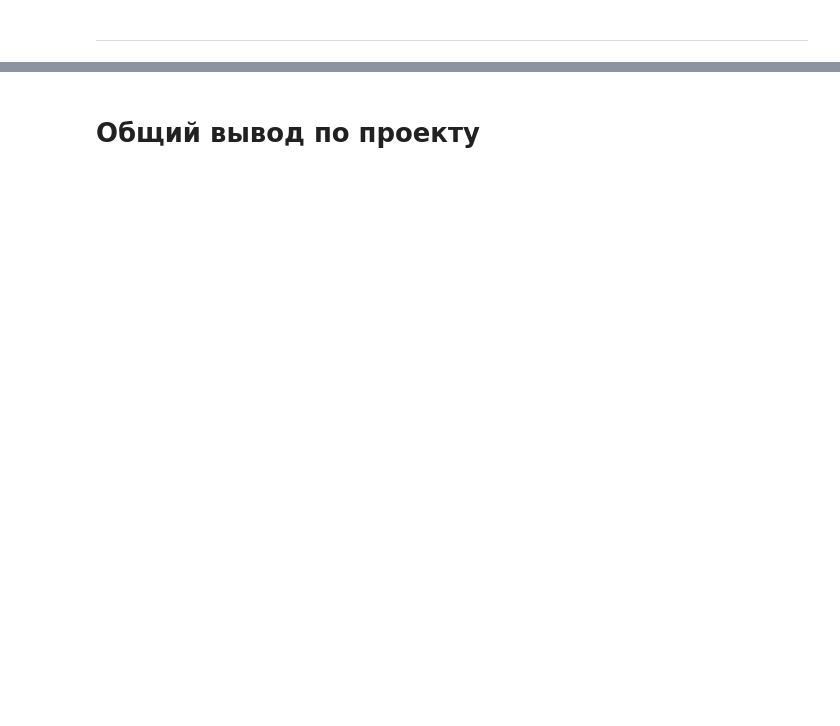
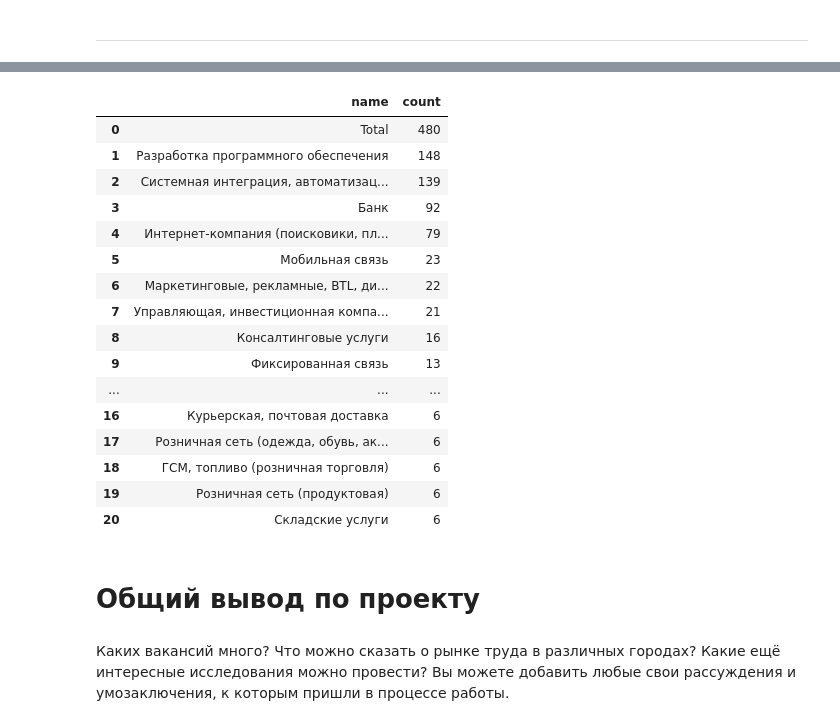
Before and after one commit to V3ence/DS_education, a Jupyter notebook: project_2/Project_2_Ноутбук_шаблон.ipynb, the cells around one changed output, grey strips where cells are left out. Saved outputs shown, nothing was run; the diff lists cells and outputs as text; code cells hidden in the pictures; blank space fills up the shorter version.

```diff
--- a/project_2/Project_2_Ноутбук_шаблон.ipynb
+++ b/project_2/Project_2_Ноутбук_шаблон.ipynb
@@ -576,2 +893,59 @@ print(df6_6)
+# %%
+query_7_3 = f'''
+SELECT i.name,
+    COUNT(*)
+FROM vacancies v
+    JOIN employers_industries ei ON ei.employer_id=v.employer_id
+    JOIN industries i ON ei.industry_id = i.id
+WHERE
+    (v.name ILIKE '%data scientist%'
+    OR v.name ILIKE '%data science%'
+    OR v.name ILIKE '%исследователь данных%'
+    OR (v.name LIKE '%ML%' AND v.name NOT ILIKE '%HTML%')
+    OR v.name ILIKE '%machine learning%'
+    OR v.name ILIKE '%машинн%обучен%'
+    )
+GROUP BY 1
+
+UNION ALL
+
+SELECT 'Total',
+    COUNT(*)
+FROM vacancies v
+    JOIN areas a ON v.area_id = a.id
+WHERE
+    (v.name ILIKE '%data scientist%'
+    OR v.name ILIKE '%data science%'
+    OR v.name ILIKE '%исследователь данных%'
+    OR (v.name LIKE '%ML%' AND v.name NOT ILIKE '%HTML%')
+    OR v.name ILIKE '%machine learning%'
+    OR v.name ILIKE '%машинн%обучен%'
+    )
+
+ORDER BY 2 DESC
+LIMIT 22
+'''
+# %%
+df7_3 = pd.read_sql_query(query_7_3, connection)
+pd.set_option('display.max_colwidth', None)
+display(df7_3)
+# %% [output]
+|  | name | count |
+| 0 | Total | 480 |
+| 1 | Разработка программного обеспечения | 148 |
+| 2 | Системная интеграция, автоматизац... | 139 |
+| 3 | Банк | 92 |
+| 4 | Интернет-компания (поисковики, пл... | 79 |
+| 5 | Мобильная связь | 23 |
+| 6 | Маркетинговые, рекламные, BTL, ди... | 22 |
+| 7 | Управляющая, инвестиционная компа... | 21 |
+| 8 | Консалтинговые услуги | 16 |
+| 9 | Фиксированная связь | 13 |
+| ... | ... | ... |
+| 16 | Курьерская, почтовая доставка | 6 |
+| 17 | Розничная сеть (одежда, обувь, ак... | 6 |
+| 18 | ГСМ, топливо (розничная торговля) | 6 |
+| 19 | Розничная сеть (продуктовая) | 6 |
+| 20 | Складские услуги | 6 |
 # %% [markdown]
 # Общий вывод по проекту
@@ -580,0 +952,5 @@ print(df6_6)
+# %% [markdown]
+Каких вакансий много?
+Что можно сказать о рынке труда в различных городах?
+Какие ещё интересные исследования можно провести?
+Вы можете добавить любые свои рассуждения и умозаключения, к которым пришли в процессе работы.
```
Also changed, not shown: parts of 67 cells of this notebook.
